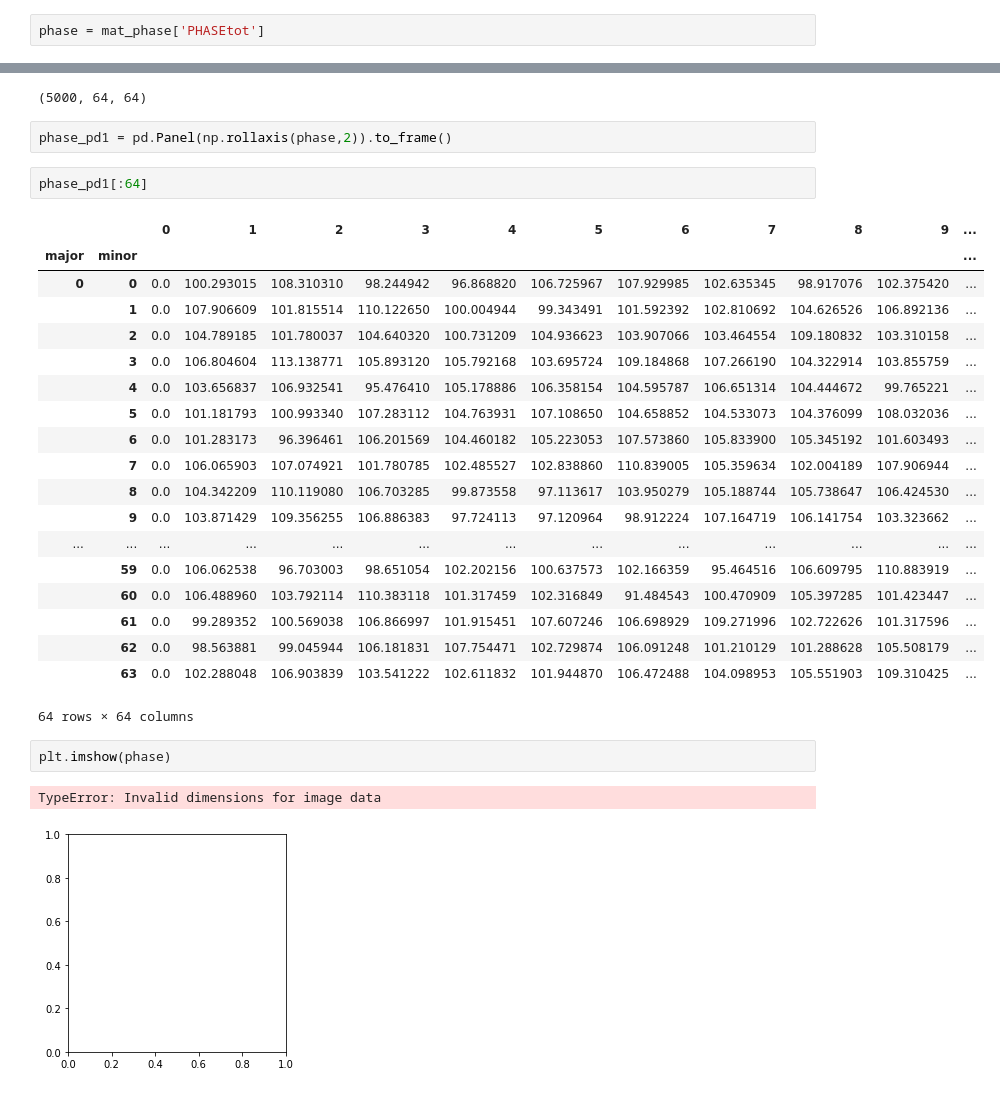
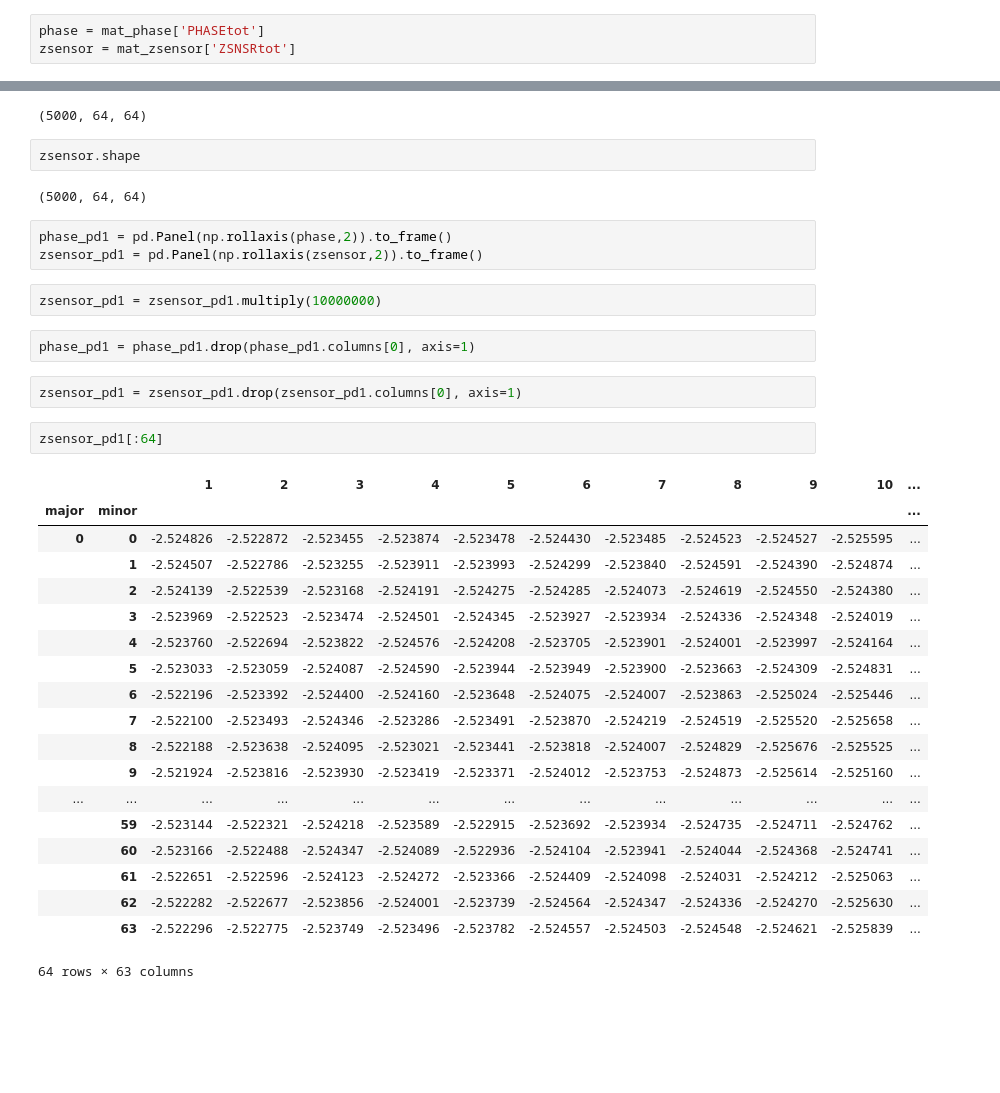
Before and after one commit to EdwardZheng0312/3ddatadiver, a Jupyter notebook: doc/AFM_Explortation.ipynb, the cells around one changed output, grey strips where cells are left out. Cells and saved outputs as stored; diff of their text form; blank space fills up the shorter version.

```diff
--- a/doc/AFM_Explortation.ipynb
+++ b/doc/AFM_Explortation.ipynb
@@ -697,35 +697,42 @@ mat_z
 # %%
 phase = mat_phase['PHASEtot']
+zsensor = mat_zsensor['ZSNSRtot']
 # %%
 phase.shape
 # %% [output]
 (5000, 64, 64)
+# %%
+zsensor.shape
+# %% [output]
+(5000, 64, 64)
 # %%
 phase_pd1 = pd.Panel(np.rollaxis(phase,2)).to_frame()
+zsensor_pd1 = pd.Panel(np.rollaxis(zsensor,2)).to_frame()
+# %%
+zsensor_pd1 = zsensor_pd1.multiply(10000000)
+# %%
+phase_pd1 = phase_pd1.drop(phase_pd1.columns[0], axis=1)
+# %%
+zsensor_pd1 = zsensor_pd1.drop(zsensor_pd1.columns[0], axis=1)
 # %%
-phase_pd1[:64]
+zsensor_pd1[:64]
 # %% [output]
-|  |  | 0 | 1 | 2 | 3 | 4 | 5 | 6 | 7 | 8 | 9 | ... |
+|  |  | 1 | 2 | 3 | 4 | 5 | 6 | 7 | 8 | 9 | 10 | ... |
 | major | minor |  |  |  |  |  |  |  |  |  |  | ... |
-| 0 | 0 | 0.0 | 100.293015 | 108.310310 | 98.244942 | 96.868820 | 106.725967 | 107.929985 | 102.635345 | 98.917076 | 102.375420 | ... |
-|  | 1 | 0.0 | 107.906609 | 101.815514 | 110.122650 | 100.004944 | 99.343491 | 101.592392 | 102.810692 | 104.626526 | 106.892136 | ... |
-|  | 2 | 0.0 | 104.789185 | 101.780037 | 104.640320 | 100.731209 | 104.936623 | 103.907066 | 103.464554 | 109.180832 | 103.310158 | ... |
-|  | 3 | 0.0 | 106.804604 | 113.138771 | 105.893120 | 105.792168 | 103.695724 | 109.184868 | 107.266190 | 104.322914 | 103.855759 | ... |
-|  | 4 | 0.0 | 103.656837 | 106.932541 | 95.476410 | 105.178886 | 106.358154 | 104.595787 | 106.651314 | 104.444672 | 99.765221 | ... |
-|  | 5 | 0.0 | 101.181793 | 100.993340 | 107.283112 | 104.763931 | 107.108650 | 104.658852 | 104.533073 | 104.376099 | 108.032036 | ... |
-|  | 6 | 0.0 | 101.283173 | 96.396461 | 106.201569 | 104.460182 | 105.223053 | 107.573860 | 105.833900 | 105.345192 | 101.603493 | ... |
-|  | 7 | 0.0 | 106.065903 | 107.074921 | 101.780785 | 102.485527 | 102.838860 | 110.839005 | 105.359634 | 102.004189 | 107.906944 | ... |
-|  | 8 | 0.0 | 104.342209 | 110.119080 | 106.703285 | 99.873558 | 97.113617 | 103.950279 | 105.188744 | 105.738647 | 106.424530 | ... |
-|  | 9 | 0.0 | 103.871429 | 109.356255 | 106.886383 | 97.724113 | 97.120964 | 98.912224 | 107.164719 | 106.141754 | 103.323662 | ... |
+| 0 | 0 | -2.524826 | -2.522872 | -2.523455 | -2.523874 | -2.523478 | -2.524430 | -2.523485 | -2.524523 | -2.524527 | -2.525595 | ... |
+|  | 1 | -2.524507 | -2.522786 | -2.523255 | -2.523911 | -2.523993 | -2.524299 | -2.523840 | -2.524591 | -2.524390 | -2.524874 | ... |
+|  | 2 | -2.524139 | -2.522539 | -2.523168 | -2.524191 | -2.524275 | -2.524285 | -2.524073 | -2.524619 | -2.524550 | -2.524380 | ... |
+|  | 3 | -2.523969 | -2.522523 | -2.523474 | -2.524501 | -2.524345 | -2.523927 | -2.523934 | -2.524336 | -2.524348 | -2.524019 | ... |
+|  | 4 | -2.523760 | -2.522694 | -2.523822 | -2.524576 | -2.524208 | -2.523705 | -2.523901 | -2.524001 | -2.523997 | -2.524164 | ... |
+|  | 5 | -2.523033 | -2.523059 | -2.524087 | -2.524590 | -2.523944 | -2.523949 | -2.523900 | -2.523663 | -2.524309 | -2.524831 | ... |
+|  | 6 | -2.522196 | -2.523392 | -2.524400 | -2.524160 | -2.523648 | -2.524075 | -2.524007 | -2.523863 | -2.525024 | -2.525446 | ... |
+|  | 7 | -2.522100 | -2.523493 | -2.524346 | -2.523286 | -2.523491 | -2.523870 | -2.524219 | -2.524519 | -2.525520 | -2.525658 | ... |
+|  | 8 | -2.522188 | -2.523638 | -2.524095 | -2.523021 | -2.523441 | -2.523818 | -2.524007 | -2.524829 | -2.525676 | -2.525525 | ... |
+|  | 9 | -2.521924 | -2.523816 | -2.523930 | -2.523419 | -2.523371 | -2.524012 | -2.523753 | -2.524873 | -2.525614 | -2.525160 | ... |
 | ... | ... | ... | ... | ... | ... | ... | ... | ... | ... | ... | ... | ... |
-|  | 59 | 0.0 | 106.062538 | 96.703003 | 98.651054 | 102.202156 | 100.637573 | 102.166359 | 95.464516 | 106.609795 | 110.883919 | ... |
-|  | 60 | 0.0 | 106.488960 | 103.792114 | 110.383118 | 101.317459 | 102.316849 | 91.484543 | 100.470909 | 105.397285 | 101.423447 | ... |
-|  | 61 | 0.0 | 99.289352 | 100.569038 | 106.866997 | 101.915451 | 107.607246 | 106.698929 | 109.271996 | 102.722626 | 101.317596 | ... |
-|  | 62 | 0.0 | 98.563881 | 99.045944 | 106.181831 | 107.754471 | 102.729874 | 106.091248 | 101.210129 | 101.288628 | 105.508179 | ... |
-|  | 63 | 0.0 | 102.288048 | 106.903839 | 103.541222 | 102.611832 | 101.944870 | 106.472488 | 104.098953 | 105.551903 | 109.310425 | ... |
+|  | 59 | -2.523144 | -2.522321 | -2.524218 | -2.523589 | -2.522915 | -2.523692 | -2.523934 | -2.524735 | -2.524711 | -2.524762 | ... |
+|  | 60 | -2.523166 | -2.522488 | -2.524347 | -2.524089 | -2.522936 | -2.524104 | -2.523941 | -2.524044 | -2.524368 | -2.524741 | ... |
+|  | 61 | -2.522651 | -2.522596 | -2.524123 | -2.524272 | -2.523366 | -2.524409 | -2.524098 | -2.524031 | -2.524212 | -2.525063 | ... |
+|  | 62 | -2.522282 | -2.522677 | -2.523856 | -2.524001 | -2.523739 | -2.524564 | -2.524347 | -2.524336 | -2.524270 | -2.525630 | ... |
+|  | 63 | -2.522296 | -2.522775 | -2.523749 | -2.523496 | -2.523782 | -2.524557 | -2.524503 | -2.524548 | -2.524621 | -2.525839 | ... |
-64 rows × 64 columns
+64 rows × 63 columns
-# %%
-plt.imshow(phase)
-# %% [output]
-TypeError: Invalid dimensions for image data
-[figure, removed]
```
Also changed, not shown: parts of 6 cells of this notebook.
